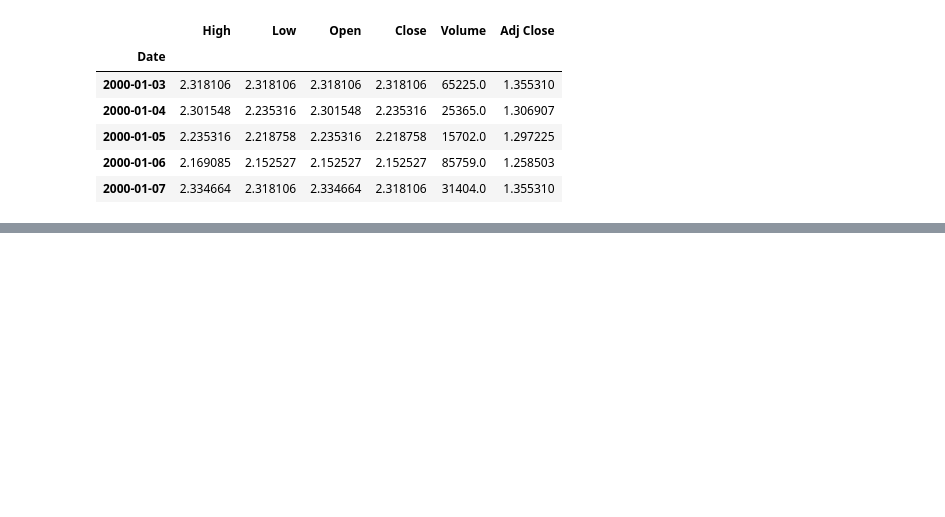
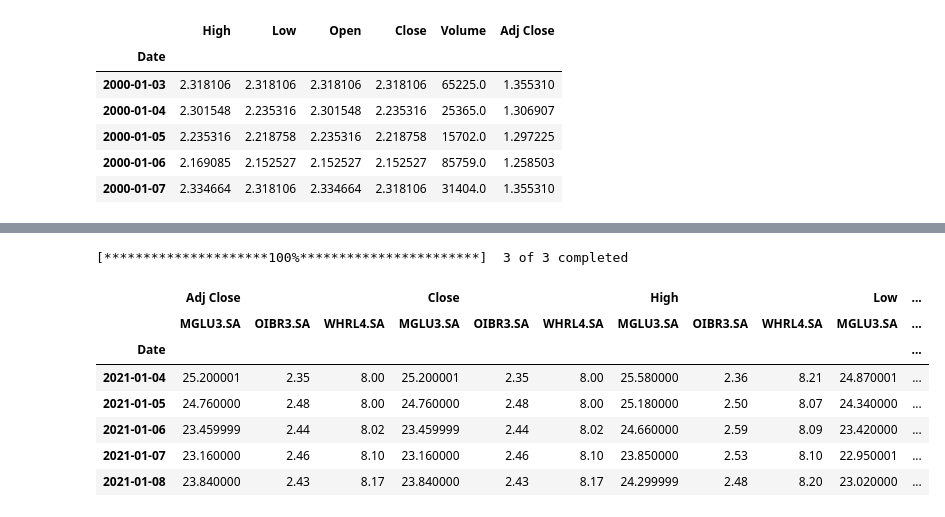
Before and after one commit to guilourenzo/StockPorfolio, a Jupyter notebook: downloadStock.ipynb, the cells around one changed output, grey strips where cells are left out. Drawn from its saved outputs; the diff is of its cells as text; code cells hidden in the pictures; blank space fills up the shorter version.

Commit message:
download dados das acoes

```diff
--- a/downloadStock.ipynb
+++ b/downloadStock.ipynb
@@ -41,3 +41,6 @@ layout = go.Layout()
 
 fig = go.Figure(data=data, layout=layout)
 fig.show()
+# %%
+stocks = ['OIBR3.SA', 'MGLU3.SA', 'WHRL4.SA']
+stocks
@@ -43,0 +68,15 @@ fig.show()
+# %%
+data = yf.download(stocks, start="2021-01-01", end="2021-02-28")
+# %% [output]
+[*********************100%***********************]  3 of 3 completed
+# %%
+data.head()
+# %% [output]
+|  | Adj Close |  |  | Close |  |  | High |  |  | Low | ... |
+|  | MGLU3.SA | OIBR3.SA | WHRL4.SA | MGLU3.SA | OIBR3.SA | WHRL4.SA | MGLU3.SA | OIBR3.SA | WHRL4.SA | MGLU3.SA | ... |
+| Date |  |  |  |  |  |  |  |  |  |  | ... |
+| 2021-01-04 | 25.200001 | 2.35 | 8.00 | 25.200001 | 2.35 | 8.00 | 25.580000 | 2.36 | 8.21 | 24.870001 | ... |
+| 2021-01-05 | 24.760000 | 2.48 | 8.00 | 24.760000 | 2.48 | 8.00 | 25.180000 | 2.50 | 8.07 | 24.340000 | ... |
+| 2021-01-06 | 23.459999 | 2.44 | 8.02 | 23.459999 | 2.44 | 8.02 | 24.660000 | 2.59 | 8.09 | 23.420000 | ... |
+| 2021-01-07 | 23.160000 | 2.46 | 8.10 | 23.160000 | 2.46 | 8.10 | 23.850000 | 2.53 | 8.10 | 22.950001 | ... |
+| 2021-01-08 | 23.840000 | 2.43 | 8.17 | 23.840000 | 2.43 | 8.17 | 24.299999 | 2.48 | 8.20 | 23.020000 | ... |
```
Also changed, not shown: parts of 9 cells of this notebook.
